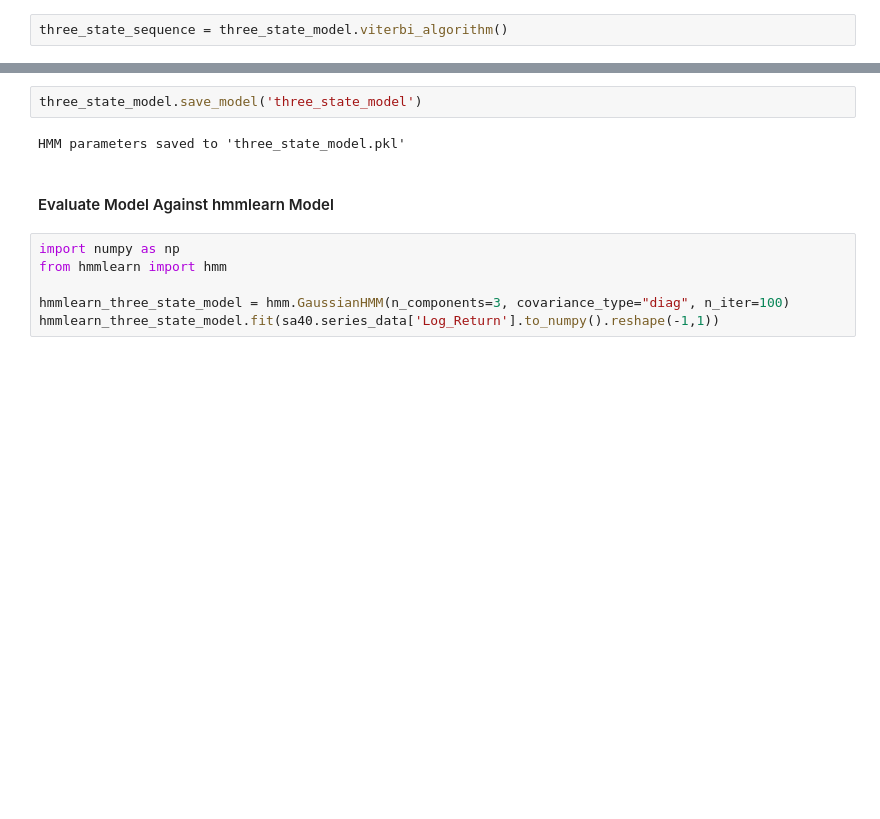
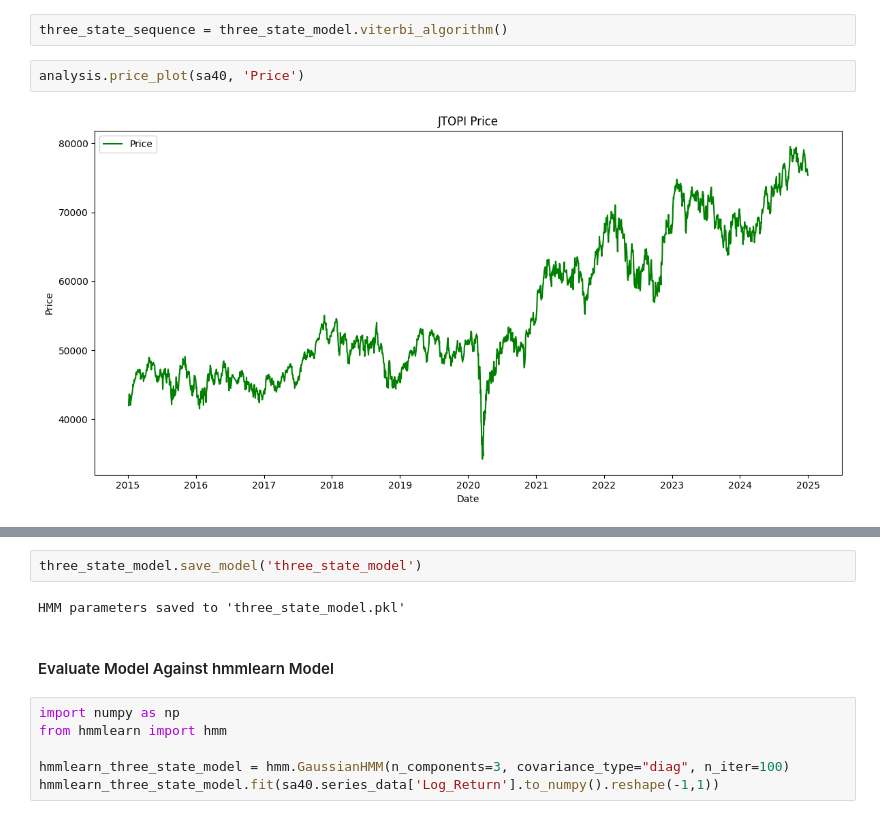
Before and after one commit to TumeloMkwambe/Gaussian-Hidden-Markov-Model, a Jupyter notebook: main.ipynb, the cells around one changed output, grey strips where cells are left out. Drawn from its saved outputs; the diff is of its cells as text; blank space fills up the shorter version.

```diff
--- a/main.ipynb
+++ b/main.ipynb
@@ -184,4 +192,8 @@ analysis.mean_variance_plot(mean_array, variance_array)
 # %%
 three_state_sequence = three_state_model.viterbi_algorithm()
+# %%
+analysis.price_plot(sa40, 'Price')
+# %% [output]
+[figure, added]
 # %%
 analysis.states_plot_points(sa40, 'Log_Return', three_state_sequence)
```
Also changed, not shown: parts of 12 cells of this notebook, 5 other files.
